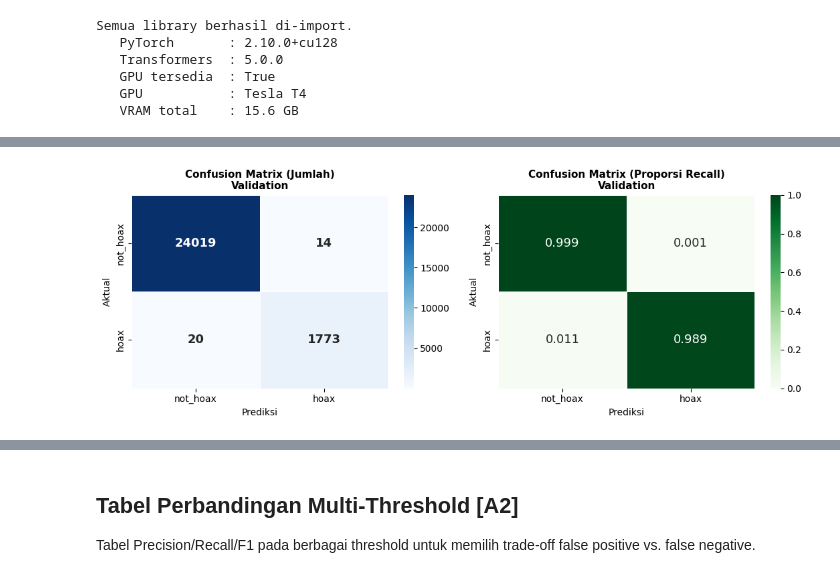
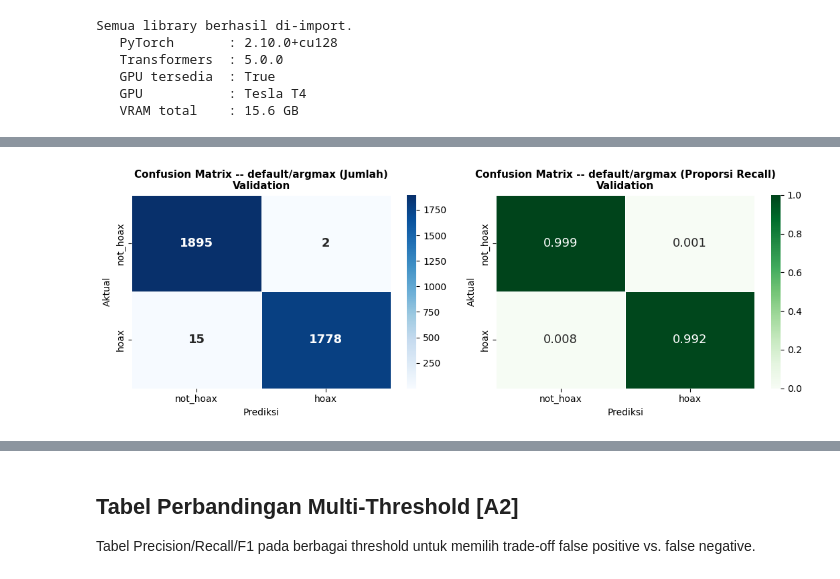
Before and after one commit to fjrmhri/Deteksi_Hoaks_V1, a Jupyter notebook: notebooks/Final_V4_DBCS.ipynb, the cells around one changed output, grey strips where cells are left out. Cells and saved outputs as stored; diff of their text form; code cells hidden in the pictures.

```diff
--- a/notebooks/Final_V4_DBCS.ipynb
+++ b/notebooks/Final_V4_DBCS.ipynb
@@ -481,7 +478,7 @@ Dataset siap di /content/dataset
 # Proses:
 #   1. Membaca setiap file CSV menggunakan muat_satu_dataset()
 #   2. Memastikan semua kolom yang diperlukan ada (dengan value default jika kosong)
-#   3. Menambahkan kolom "source" untuk melacak asal data (cnn, detik, kompas, etc)
+#   3. Menambahkan kolom "source" untuk melacak asal data (cnn, detik, kompas, turnbackhoax)
 #   4. Menggabungkan semua dataset dengan pd.concat()
 # Output: DataFrame dengan kolom standar dan total baris dataset mentah.
 # ===========================================================================
@@ -511,7 +508,6 @@ def muat_semua_dataset(cfg: Config) -> pd.DataFrame:
     kumpulan.append(muat_satu_dataset(cfg.path_detik,  "detik"))
     kumpulan.append(muat_satu_dataset(cfg.path_kompas, "kompas"))
     kumpulan.append(muat_satu_dataset(cfg.path_tbh,    "turnbackhoax"))
-    kumpulan.append(muat_satu_dataset(cfg.path_extra,  "merged_extra"))
     df_gabung = pd.concat(kumpulan, ignore_index=True)
     print(f"\nTotal baris (mentah): {len(df_gabung):,}")
     return df_gabung
@@ -522,9 +518,9 @@ def muat_semua_dataset(cfg: Config) -> pd.DataFrame:
 #   1. Memilih kolom teks terbaik dengan prioritas: Clean Narasi → Narasi → isi_berita → summary → judul
 #   2. Menghapus baris tanpa teks
 #   3. Mengkonversi label hoax ke format numerik (0=non-hoax, 1=hoax)
-#   4. Menghapus baris dengan label NaN (tidak jelas)
-#   5. Menghapus duplikat berdasarkan (text, label)
-#   6. Menghapus teks dengan label konflik (teks yang memiliki 2 label berbeda)
+#   4. Mengisi label kosong berdasarkan sumber: CNN/Detik/Kompas=non-hoax, TurnBackHoax=hoax
+#   5. Menghapus baris dengan label di luar {0,1} dan duplikat berdasarkan (text, label)
+#   6. Menghapus teks dengan label konflik dan mencatat potensi bias source-label
 # Output: DataFrame bersih siap untuk pembagian train/val/test.
 # ===================================================================================
 
@@ -549,7 +545,6 @@ def bangun_dataframe_training(df_mentah: pd.DataFrame) -> pd.DataFrame:
     mask_nan = df["hoax_num"].isna()
     df.loc[(df["source"].isin(["cnn","detik","kompas"])) & mask_nan, "hoax_num"] = 0
     df.loc[(df["source"] == "turnbackhoax") & mask_nan, "hoax_num"] = 1
-    df.loc[(df["source"] == "merged_extra")  & mask_nan, "hoax_num"] = 0
 
     n = len(df)
     df = df[df["hoax_num"].isin([0, 1])].reset_index(drop=True)
@@ -1034,11 +1027,13 @@ plot_kurva_loss(log_history_training)
 Grafik disimpan ke: kurva_training.png
 # %%
 # ================== SEL 16 -- Laporan Klasifikasi Detail dan Confusion Matrix ==================
-# Menghasilkan laporan evaluasi detail dengan:
-#   1. Classification report (precision, recall, f1-score per class)
-#   2. Confusion Matrix mentah (jumlah prediksi benar/salah)
-#   3. Normalized Confusion Matrix (proporsi recall)
-# Confusiom matrix membantu analisis error: jumlah false positive vs false negative.
+# Menghasilkan laporan evaluasi default/argmax classifier.
+# Evaluasi ini memakai argmax logits dari Trainer, bukan threshold optimal hasil kalibrasi.
+# Output:
+#   1. Classification report default/argmax
+#   2. Confusion Matrix -- default/argmax (jumlah prediksi benar/salah)
+#   3. Confusion Matrix -- default/argmax (proporsi recall)
+# Confusion matrix membantu analisis error: jumlah false positive vs false negative.
 # ============================================================================================
 
 def dapatkan_prediksi(trainer: Trainer, dataset: Dataset, nama_split: str):
@@ -1047,40 +1042,79 @@ def dapatkan_prediksi(trainer: Trainer, dataset: Dataset, nama_split: str):
     return _cache_prediksi[nama_split]
 
 
+def _normalisasi_confusion_matrix(cm: np.ndarray) -> np.ndarray:
+    return np.divide(
+        cm.astype(float),
+        cm.sum(axis=1, keepdims=True),
+        out=np.zeros_like(cm, dtype=float),
+        where=cm.sum(axis=1, keepdims=True) != 0,
+    )
+
+
+def _auc_dari_probabilitas(y_asli, prob_hoax):
+    try:
+        fpr, tpr, _ = roc_curve(y_asli, prob_hoax)
+        return float(auc(fpr, tpr))
+    except Exception:
+        return "UNKNOWN"
+
+
 def laporan_detail(trainer: Trainer, dataset: Dataset, nama_split: str):
     out    = dapatkan_prediksi(trainer, dataset, nama_split)
     y_asli = out.label_ids
     y_pred = np.argmax(out.predictions, axis=-1)
     kelas  = ["not_hoax", "hoax"]
 
-    print(f"\n{'='*60}\n  Laporan Klasifikasi -- {nama_split}\n{'='*60}")
+    print(f"\n{'='*60}\n  Laporan Klasifikasi -- {nama_split} (default/argmax)\n{'='*60}")
+    print("Mode evaluasi: default/argmax logits, belum memakai threshold optimal.")
     print(classification_report(y_asli, y_pred, target_names=kelas, digits=4))
 
     cm      = confusion_matrix(y_asli, y_pred)
-    cm_norm = cm.astype(float) / cm.sum(axis=1, keepdims=True)
+    cm_norm = _normalisasi_confusion_matrix(cm)
     fig, axes = plt.subplots(1, 2, figsize=(11, 4))
 
     sns.heatmap(cm, annot=True, fmt="d", cmap="Blues",
                 xticklabels=kelas, yticklabels=kelas, ax=axes[0],
                 linewidths=0.5, annot_kws={"size":13,"weight":"bold"})
-    axes[0].set_title(f"Confusion Matrix (Jumlah)\n{nama_split}", fontsize=11, fontweight="bold")
+    axes[0].set_title(f"Confusion Matrix -- default/argmax (Jumlah)\n{nama_split}", fontsize=11, fontweight="bold")
     axes[0].set_xlabel("Prediksi"); axes[0].set_ylabel("Aktual")
 
     sns.heatmap(cm_norm, annot=True, fmt=".3f", cmap="Greens",
                 xticklabels=kelas, yticklabels=kelas, ax=axes[1],
                 linewidths=0.5, vmin=0, vmax=1, annot_kws={"size":13})
-    axes[1].set_title(f"Confusion Matrix (Proporsi Recall)\n{nama_split}", fontsize=11, fontweight="bold")
+    axes[1].set_title(f"Confusion Matrix -- default/argmax (Proporsi Recall)\n{nama_split}", fontsize=11, fontweight="bold")
     axes[1].set_xlabel("Prediksi"); axes[1].set_ylabel("Aktual")
 
     plt.tight_layout()
     fname = f"confusion_matrix_{nama_split.lower().replace(' ','_')}.png"
     plt.savefig(fname, dpi=150, bbox_inches="tight"); plt.show()
-    print(f"Confusion matrix disimpan ke: {fname}")
-    return y_asli, y_pred, out.predictions
+    print(f"Confusion matrix default/argmax disimpan ke: {fname}")
+
+    probs = torch.softmax(torch.tensor(out.predictions, dtype=torch.float32), dim=-1).numpy()
+    p_hoax = probs[:, 1]
+    return {
+        "split": nama_split,
+        "mode": "default_argmax",
+        "y_true": y_asli,
+        "y_pred": y_pred,
+        "prob_hoax": p_hoax,
+        "confusion_matrix": cm,
+        "accuracy": float(accuracy_score(y_asli, y_pred)),
+        "precision": float(precision_score(y_asli, y_pred, pos_label=1, zero_division=0)),
+        "recall": float(recall_score(y_asli, y_pred, pos_label=1, zero_division=0)),
+        "f1": float(f1_score(y_asli, y_pred, pos_label=1, zero_division=0)),
+        "auc": _auc_dari_probabilitas(y_asli, p_hoax),
+    }
 
 
-laporan_detail(trainer, ds_val,  "Validation")
-laporan_detail(trainer, ds_test, "Test")
+hasil_argmax_val  = laporan_detail(trainer, ds_val,  "Validation")
+hasil_argmax_test = laporan_detail(trainer, ds_test, "Test")
+
+ringkasan_argmax = pd.DataFrame([
+    {"Split": r["split"], "Mode": "default/argmax", "Accuracy": r["accuracy"],
+     "Precision": r["precision"], "Recall": r["recall"], "F1": r["f1"], "AUC": r["auc"]}
+    for r in [hasil_argmax_val, hasil_argmax_test]
+])
 # %% [output]
 [interactive output not drawn]
 ============================================================
@@ -1097 +1132 @@ weighted avg     0.9987    0.9987    0.9987     25826
-[figure, old version]
+[figure, new version]
```
Also changed, not shown: parts of 37 cells of this notebook, 23 other files.
